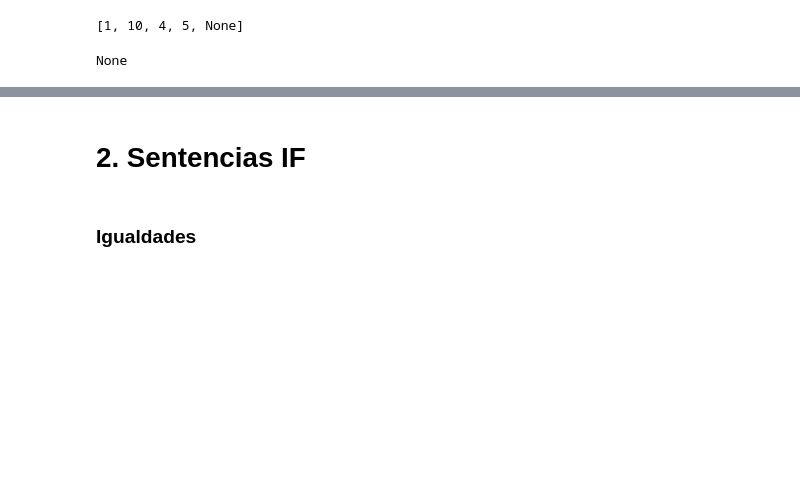
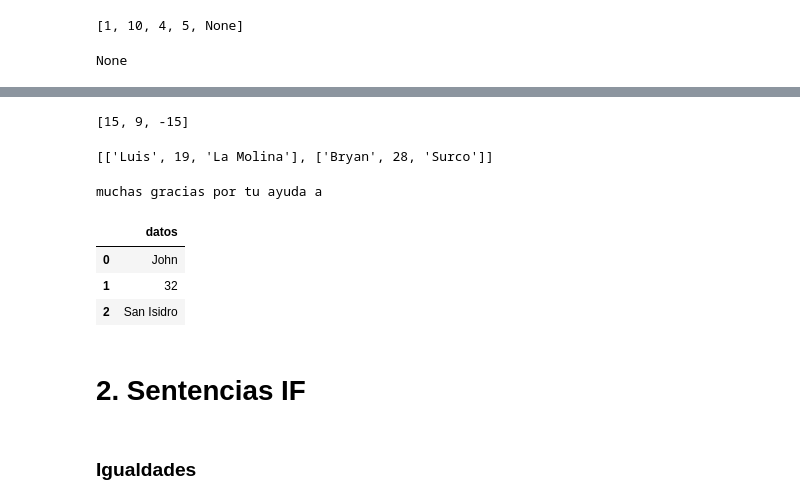
Before and after one commit to sayas1599/UTEC_Programaci-n-en-Python, a Jupyter notebook: Modulo2/Estructuras_selectivas_repetitivas.ipynb, the cells around one changed output, grey strips where cells are left out. Cells and saved outputs as stored; diff of their text form; code cells hidden in the pictures; blank space fills up the shorter version.

```diff
--- a/Modulo2/Estructuras_selectivas_repetitivas.ipynb
+++ b/Modulo2/Estructuras_selectivas_repetitivas.ipynb
@@ -247,0 +281,11 @@ a[4][1]
+# %%
+
+name = input('Hola, Ingresa tu nombre: ')
+age = int(input('Por favor, ingresa tu edad: '))
+district = input('Ingresa el distrito donde vives: ')
+
+list_info = [name, age, district]
+
+data_base.append(list_info)
+
+print(f'muchas gracias por tu ayuda {name}')
@@ -248,3 +312,23 @@ a[4][1]
+# %%
+lista
+# %% [output]
+[15, 9, -15]
+# %%
+data_base
+# %% [output]
+[['Luis', 19, 'La Molina'], ['Bryan', 28, 'Surco']]
+# %%
+print(f'muchas gracias por tu ayuda {name}')
+# %% [output]
+muchas gracias por tu ayuda a
+# %%
+import pandas as pd
+pd.DataFrame({'datos' : list_info})
+# %% [output]
+|  | datos |
+| 0 | John |
+| 1 | 32 |
+| 2 | San Isidro |
 # %% [markdown]
 # 2. Sentencias IF
 # %%
```
Also changed, not shown: parts of 24 cells of this notebook.
